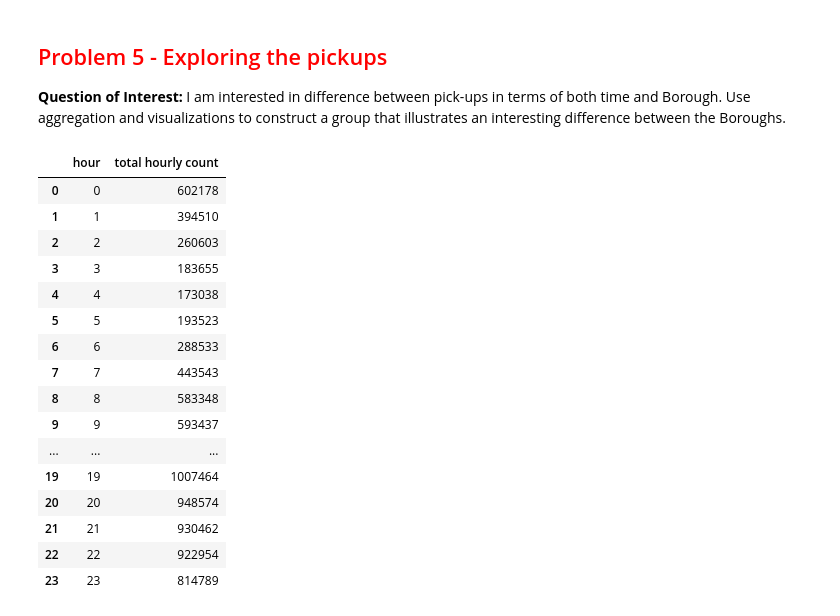
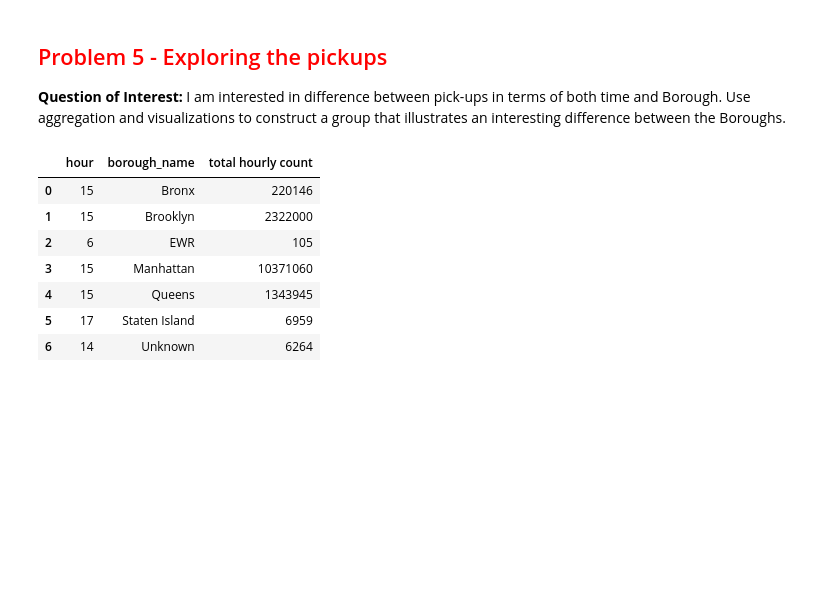
Before and after one commit to acker016/DSCI430, a Jupyter notebook: lab_5_joining_uber_data_DAY1.ipynb, the cells around one changed output. Saved outputs shown, nothing was run; the diff lists cells and outputs as text; code cells hidden in the pictures; blank space fills up the shorter version.

```diff
--- a/lab_5_joining_uber_data_DAY1.ipynb
+++ b/lab_5_joining_uber_data_DAY1.ipynb
@@ -312,29 +313,21 @@ Base.prepare(engine2, reflect=True)
 Uber = Base.classes.uber_lookup
 # %%
 from sqlalchemy import select, func
-stmt = (select([Uber.hour,
+stmt = (select([Uber.hour, Uber.borough_name,
                func.count(Uber.hour).label('total hourly count')])
-        .group_by(Uber.hour))
+        .filter_by(Uber.borough_name = '')
+        .group_by(Uber.borough_name))
 cnts = pd.read_sql_query(stmt, con=engine2)
 cnts
 # %% [output]
-|  | hour | total hourly count |
-| 0 | 0 | 602178 |
-| 1 | 1 | 394510 |
-| 2 | 2 | 260603 |
-| 3 | 3 | 183655 |
-| 4 | 4 | 173038 |
-| 5 | 5 | 193523 |
-| 6 | 6 | 288533 |
-| 7 | 7 | 443543 |
-| 8 | 8 | 583348 |
-| 9 | 9 | 593437 |
-| ... | ... | ... |
-| 19 | 19 | 1007464 |
-| 20 | 20 | 948574 |
-| 21 | 21 | 930462 |
-| 22 | 22 | 922954 |
-| 23 | 23 | 814789 |
+|  | hour | borough_name | total hourly count |
+| 0 | 15 | Bronx | 220146 |
+| 1 | 15 | Brooklyn | 2322000 |
+| 2 | 6 | EWR | 105 |
+| 3 | 15 | Manhattan | 10371060 |
+| 4 | 15 | Queens | 1343945 |
+| 5 | 17 | Staten Island | 6959 |
+| 6 | 14 | Unknown | 6264 |
 # %%
 import seaborn as sns
 %matplotlib inline
```
Also changed, not shown: parts of 5 cells of this notebook.
